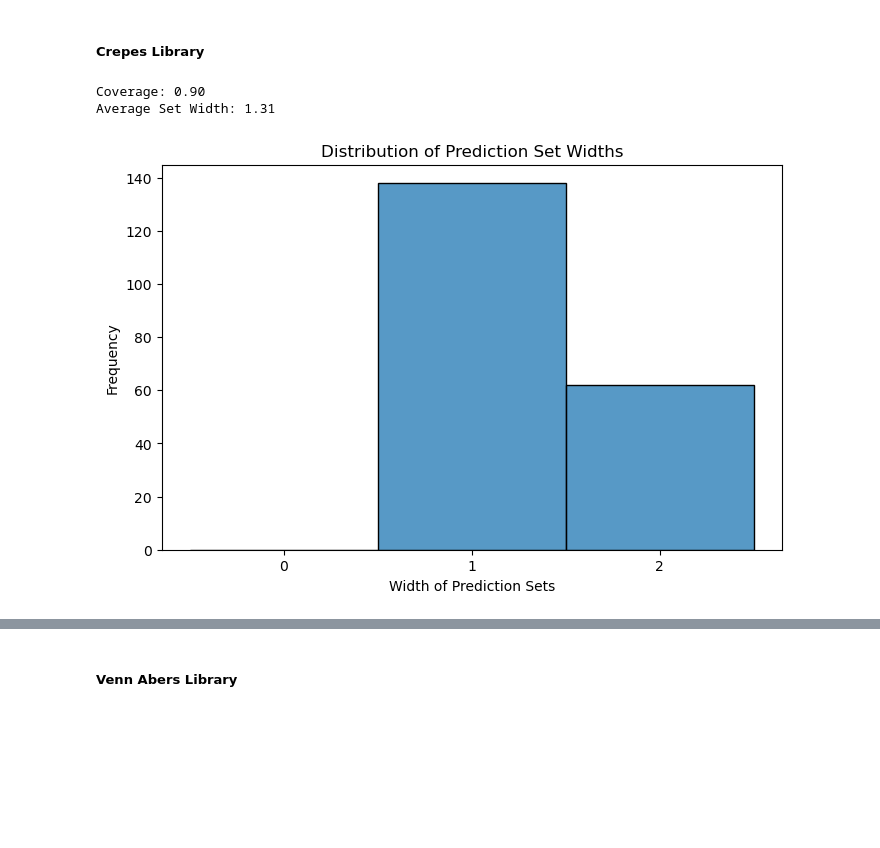
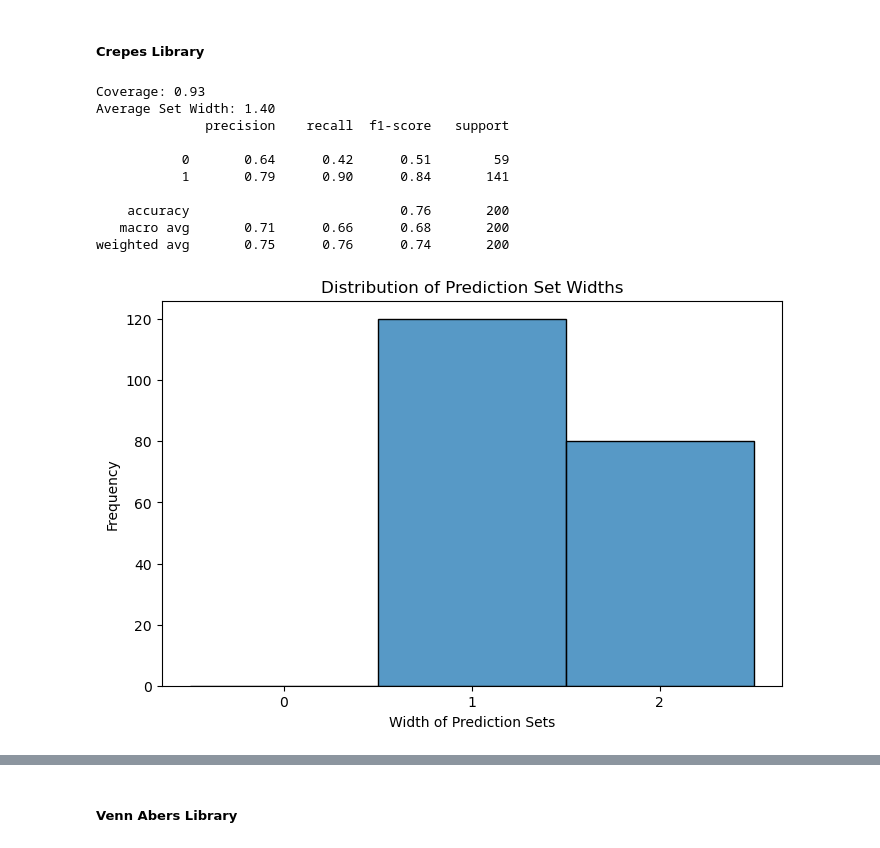
Before and after one commit to fas38/conformal-prediction, a Jupyter notebook: tabular_classification_binary.ipynb, the cells around one changed output, grey strips where cells are left out. Drawn from its saved outputs; the diff is of its cells as text; code cells hidden in the pictures; blank space fills up the shorter version.

Commit message:
implemented individual notebooks for regression and classification tasks

```diff
--- a/tabular_classification_binary.ipynb
+++ b/tabular_classification_binary.ipynb
@@ -112,6 +80,21 @@ print("class distribution:", np.bincount(y))
 # train-test split
 X_train, X_test, y_train, y_test = train_test_split(X, y, test_size=0.2, random_state=42)
 X_train_proper, X_cal, y_train_proper, y_cal = train_test_split(X_train, y_train, test_size=0.2, random_state=42)
+
+# plot the class distribution in the training set, calibration set and test set
+fig, ax = plt.subplots(1, 3, figsize=(15, 5))
+sns.histplot(y_train, bins=np.arange(3)-0.5, stat='density', ax=ax[0])
+sns.histplot(y_cal, bins=np.arange(3)-0.5, stat='density', ax=ax[1])
+sns.histplot(y_test, bins=np.arange(3)-0.5, stat='density', ax=ax[2])
+for i in range(3):
+    ax[i].set_xticks([0, 1])
+    ax[i].set_xticklabels(label_encoder.classes_)
+    ax[i].set_xlabel('class label')
+    ax[i].set_ylabel('density')
+ax[0].set_title('Training set')
+ax[1].set_title('Calibration set')
+ax[2].set_title('Test set')
+plt.show()
 # %% [output]
 |  | checking_status | duration | credit_history | purpose | credit_amount | savings_status | employment | ... |
 | 0 | 1 | -1.236478 | 1 | 6 | -0.745131 | 4 | 3 | ... |
@@ -166,37 +158,47 @@ wrapped_clf = WrapClassifier(clf)
 
 wrapped_clf.fit(X_train_proper, y_train_proper)
 wrapped_clf.calibrate(X_cal, y_cal)
 
 prediction_sets = wrapped_clf.predict_set(X_test, confidence=0.9)
 predictions = wrapped_clf.predict(X_test)
 
 # print(prediction_sets)
 # print(prediction_sets.shape)
 
 
 # evaluation
 coverage = np.mean([prediction_sets[i][y_test[i]] for i in range(len(y_test))])
 widths = [np.sum(pred) for pred in prediction_sets]
 average_width = np.mean(widths)
 
 print(f"Coverage: {coverage:.2f}")
 print(f"Average Set Width: {average_width:.2f}")
 
-wrapped_clf.evaluate(X_test, y_test, confidence=0.9)
+result = wrapped_clf.evaluate(X_test, y_test, confidence=0.9)
+# print(result)
+print(classification_report(y_test, predictions))
 
 # Plot distribution of predictive set sizes
 plt.figure(figsize=(8, 5))
 sns.histplot(widths, bins=np.arange(0, 4) - 0.5, edgecolor='black', kde=False)
 plt.xticks([0, 1, 2])
 plt.xlabel('Width of Prediction Sets')
 plt.ylabel('Frequency')
 plt.title('Distribution of Prediction Set Widths')
 # plt.grid(True)
 plt.show()
 # %% [output]
-Coverage: 0.90
-Average Set Width: 1.31
+Coverage: 0.93
+Average Set Width: 1.40
+              precision    recall  f1-score   support
+
+           0       0.64      0.42      0.51        59
+           1       0.79      0.90      0.84       141
+
+    accuracy                           0.76       200
+   macro avg       0.71      0.66      0.68       200
+weighted avg       0.75      0.76      0.74       200
-[figure, old version]
+[figure, new version]
 # %%
 # Mondrian conformal classifiers Class-conditional
 wrapped_clf = WrapClassifier(clf)
```
Also changed, not shown: parts of 9 cells of this notebook, 6 other files.
